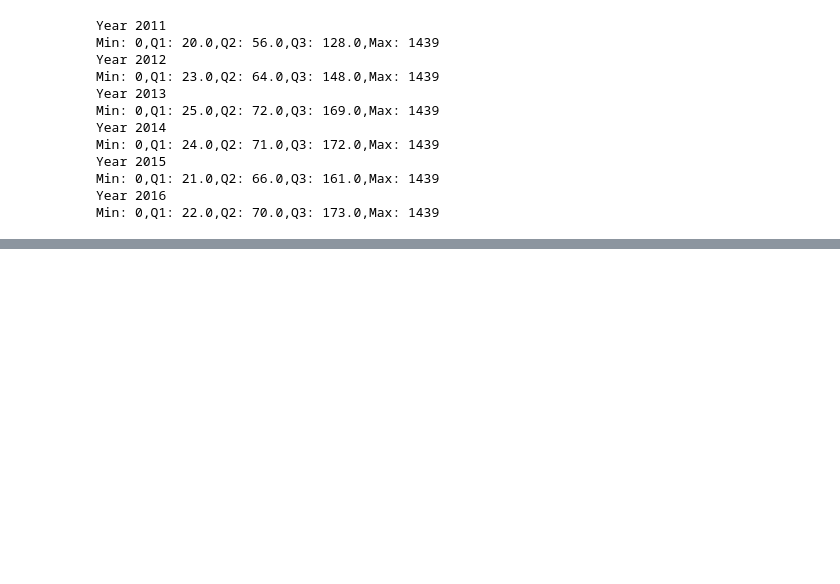
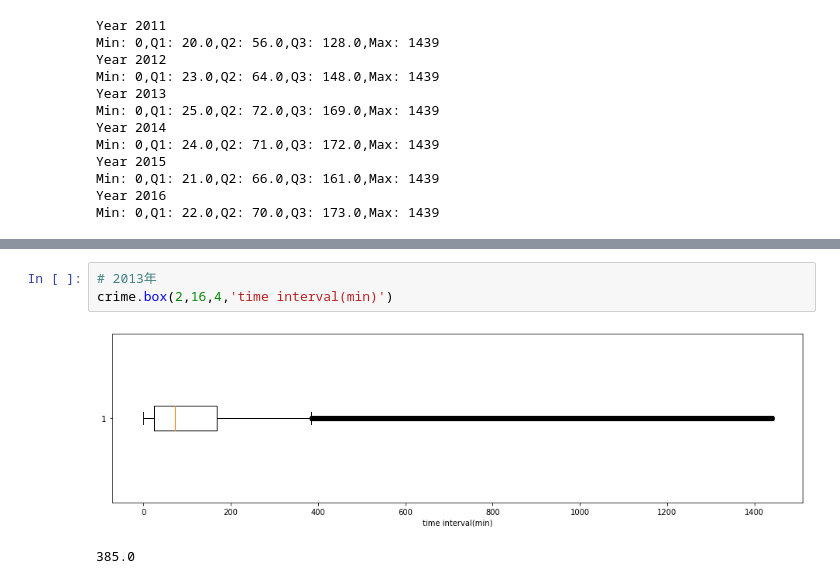
Before and after one commit to Wchoward/DataMiningClass, a Jupyter notebook: oakland_crime.ipynb, the cells around one changed output, grey strips where cells are left out. Drawn from its saved outputs; the diff is of its cells as text; blank space fills up the shorter version.

```diff
--- a/oakland_crime.ipynb
+++ b/oakland_crime.ipynb
@@ -181,0 +198,6 @@ Min: 0,Q1: 22.0,Q2: 70.0,Q3: 173.0,Max: 1439
+# %%
+# 2013年
+crime.box(2,16,4,'time interval(min)')
+# %% [output]
+[figure, added]
+385.0
```
Also changed, not shown: parts of 14 cells of this notebook.
